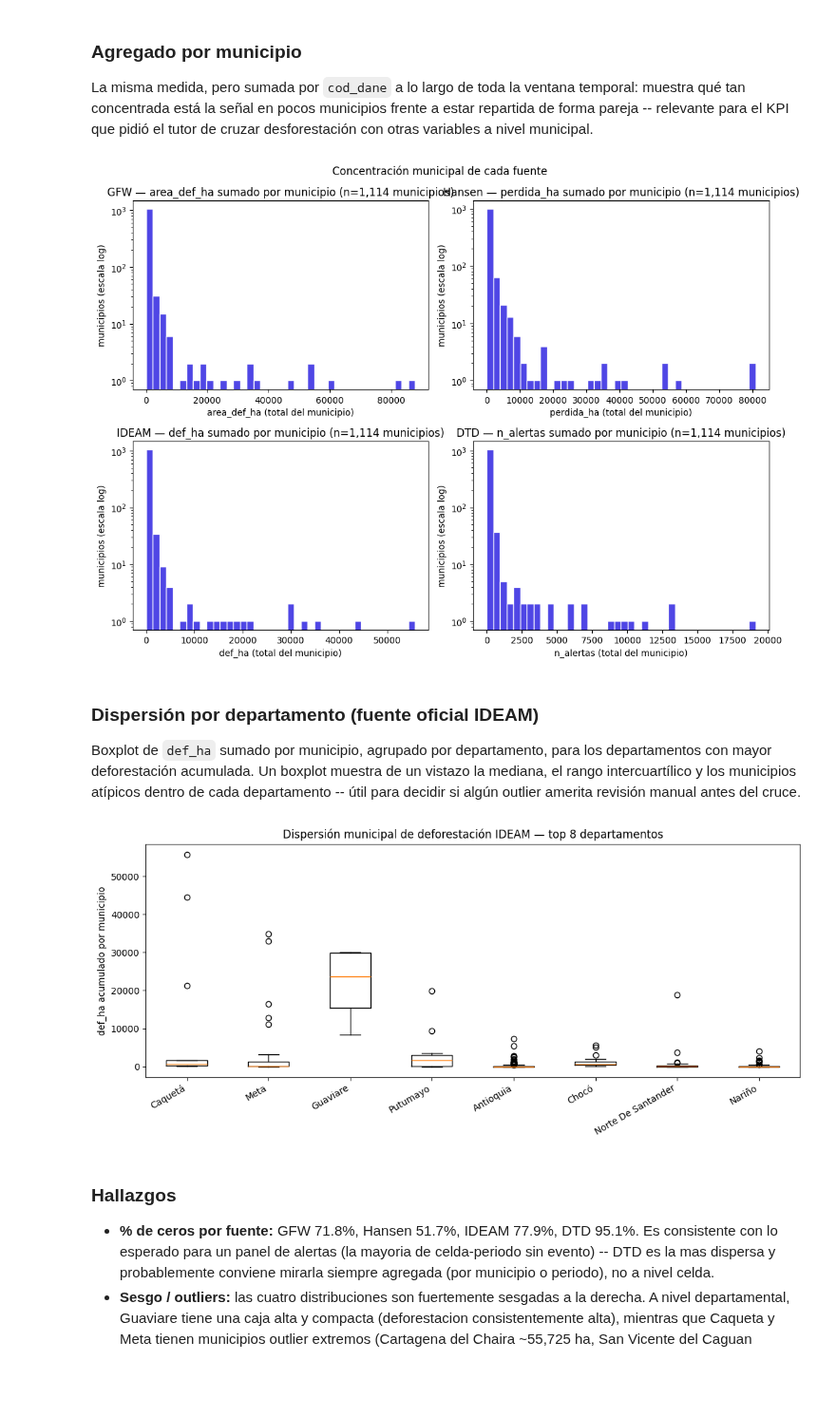
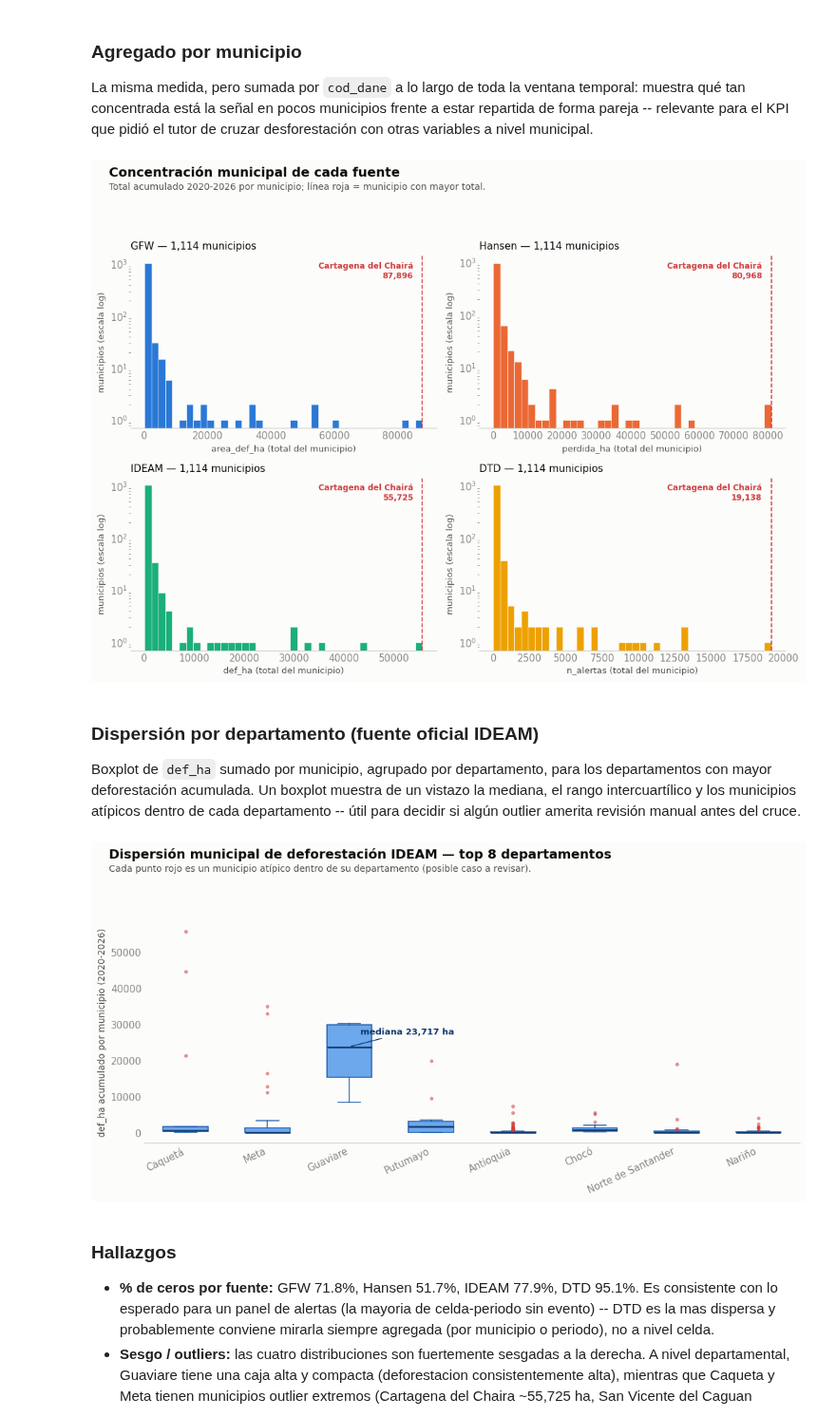
Before and after one commit to Bo-T19/trabajo_de_grado_ofr, a Jupyter notebook: catalogo_paneles.ipynb, the cells around one changed output. Shown at 95% size. Saved outputs shown, nothing was run; the diff lists cells and outputs as text; code cells hidden in the pictures; blank space fills up the shorter version.

Commit message:
EDA de deforestación: gráficos pro, ajuste a solo 4 tablas propias, guías actualizadas

```diff
--- a/catalogo_paneles.ipynb
+++ b/catalogo_paneles.ipynb
@@ -603,15 +663,28 @@ el tutor de cruzar desforestación con otras variables a nivel municipal.
 fig, ejes = plt.subplots(2, 2, figsize=(11, 8))
 for ax, (fuente, (tabla, col)) in zip(ejes.flat, MEDIDA.items()):
     por_municipio = tabla.groupby("cod_dane")[col].sum()
-    ax.hist(por_municipio, bins=40, color="#4F46E5", edgecolor="white")
+    ax.hist(por_municipio, bins=40, color=FUENTE_COLOR[fuente], edgecolor="white", linewidth=0.4)
     ax.set_yscale("log")
-    ax.set_title(f"{fuente} — {col} sumado por municipio (n={por_municipio.shape[0]:,} municipios)")
-    ax.set_xlabel(f"{col} (total del municipio)")
-    ax.set_ylabel("municipios (escala log)")
-fig.suptitle("Concentración municipal de cada fuente")
-fig.tight_layout()
+
+    top_cod = por_municipio.idxmax()
+    top_val = por_municipio.max()
+    top_nombre = nombre_propio(tabla.loc[tabla.cod_dane == top_cod, "municipio"].iloc[0])
+    ax.axvline(top_val, color=CRITICAL, linestyle="--", linewidth=1.2)
+    ax.annotate(f"{top_nombre}\n{top_val:,.0f}", xy=(top_val, ax.get_ylim()[1] * 0.5),
+                xytext=(-10, 0), textcoords="offset points", ha="right", va="center",
+                fontsize=8.7, color=CRITICAL, fontweight="bold")
+
+    ax.set_title(f"{fuente} — {por_municipio.shape[0]:,} municipios", fontsize=11, color=INK_PRIMARY, loc="left")
+    ax.set_xlabel(f"{col} (total del municipio)", fontsize=9.5)
+    ax.set_ylabel("municipios (escala log)", fontsize=9.5)
+    limpiar_ejes(ax)
+fig.suptitle("Concentración municipal de cada fuente", x=0.03, y=0.99, ha="left",
+             fontsize=14, fontweight="bold", color=INK_PRIMARY)
+fig.text(0.03, 0.945, "Total acumulado 2020-2026 por municipio; línea roja = municipio con mayor total.",
+          fontsize=10, color=INK_SECONDARY)
+fig.tight_layout(rect=[0, 0, 1, 0.91])
 # %% [output]
-[figure, old version]
+[figure, new version]
 # %% [markdown]
 ### Dispersión por departamento (fuente oficial IDEAM)
 
@@ -623,22 +696,41 @@ revisión manual antes del cruce.
 # %%
 TOP_DEPTOS = 8
 
 por_muni_dpto = (ideam.groupby(["cod_dane", "departamento"]).def_ha.sum()
                        .reset_index())
 orden = (por_muni_dpto.groupby("departamento").def_ha.sum()
                        .sort_values(ascending=False).head(TOP_DEPTOS).index)
 
-datos_boxplot = [por_muni_dpto.loc[por_muni_dpto.departamento == d, "def_ha"]
-                  for d in orden]
+datos_boxplot = [por_muni_dpto.loc[por_muni_dpto.departamento == d, "def_ha"] for d in orden]
+etiquetas = [nombre_propio(d) for d in orden]
+medianas = [d.median() for d in datos_boxplot]
 
-fig, ax = plt.subplots(figsize=(11, 5))
-ax.boxplot(datos_boxplot, tick_labels=orden, showfliers=True)
-ax.set_ylabel("def_ha acumulado por municipio")
-ax.set_title(f"Dispersión municipal de deforestación IDEAM — top {TOP_DEPTOS} departamentos")
-plt.xticks(rotation=30, ha="right")
-fig.tight_layout()
+fig, ax = plt.subplots(figsize=(11, 5.5))
+ax.boxplot(datos_boxplot, tick_labels=etiquetas, showfliers=True, patch_artist=True,
+           widths=0.55,
+           boxprops=dict(facecolor=SEQ[2], edgecolor=SEQ[5], linewidth=1.1),
+           medianprops=dict(color=SEQ[6], linewidth=1.8),
+           whiskerprops=dict(color=SEQ[5], linewidth=1.1),
+           capprops=dict(color=SEQ[5], linewidth=1.1),
+           flierprops=dict(marker="o", markerfacecolor=CRITICAL, markeredgecolor="none",
+                            markersize=4, alpha=0.55))
+
+i_max = int(pd.Series(medianas).idxmax())
+ax.annotate(f"mediana {medianas[i_max]:,.0f} ha", xy=(i_max + 1, medianas[i_max]),
+            xytext=(12, 14), textcoords="offset points", fontsize=9.5,
+            color=SEQ[6], fontweight="bold",
+            arrowprops=dict(arrowstyle="-", color=SEQ[6], linewidth=1))
+
+ax.set_ylabel("def_ha acumulado por municipio (2020-2026)", fontsize=10)
+limpiar_ejes(ax)
+plt.xticks(rotation=25, ha="right")
+fig.suptitle(f"Dispersión municipal de deforestación IDEAM — top {TOP_DEPTOS} departamentos",
+             x=0.03, y=0.99, ha="left", fontsize=14, fontweight="bold", color=INK_PRIMARY)
+fig.text(0.03, 0.925, "Cada punto rojo es un municipio atípico dentro de su departamento (posible caso a revisar).",
+          fontsize=10, color=INK_SECONDARY)
+fig.tight_layout(rect=[0, 0, 1, 0.88])
 # %% [output]
-[figure, old version]
+[figure, new version]
 # %% [markdown]
 ### Hallazgos
 
```
Also changed, not shown: parts of 9 cells of this notebook, 2 other files.
